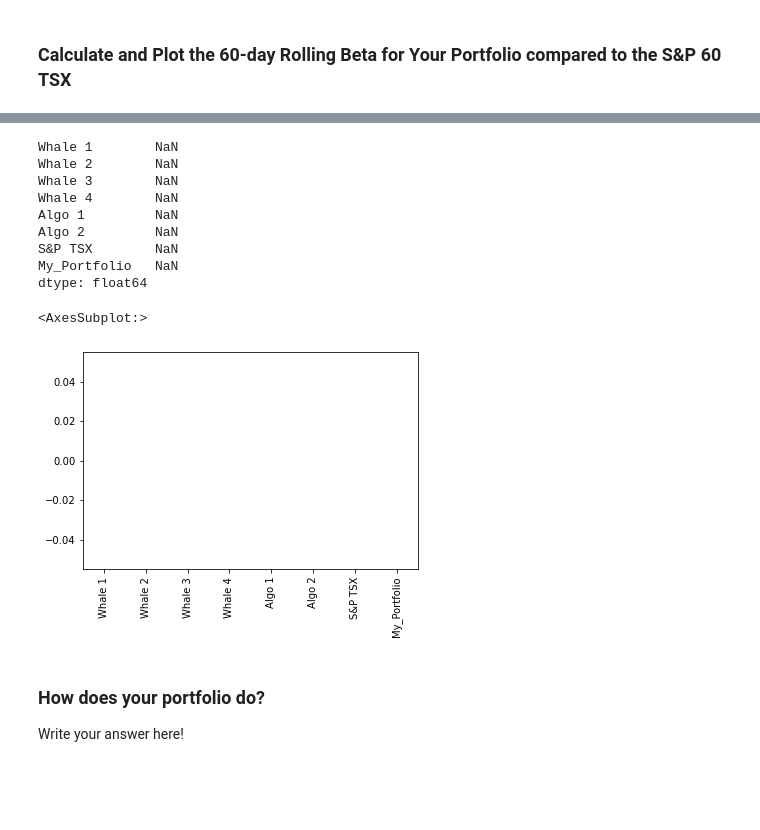
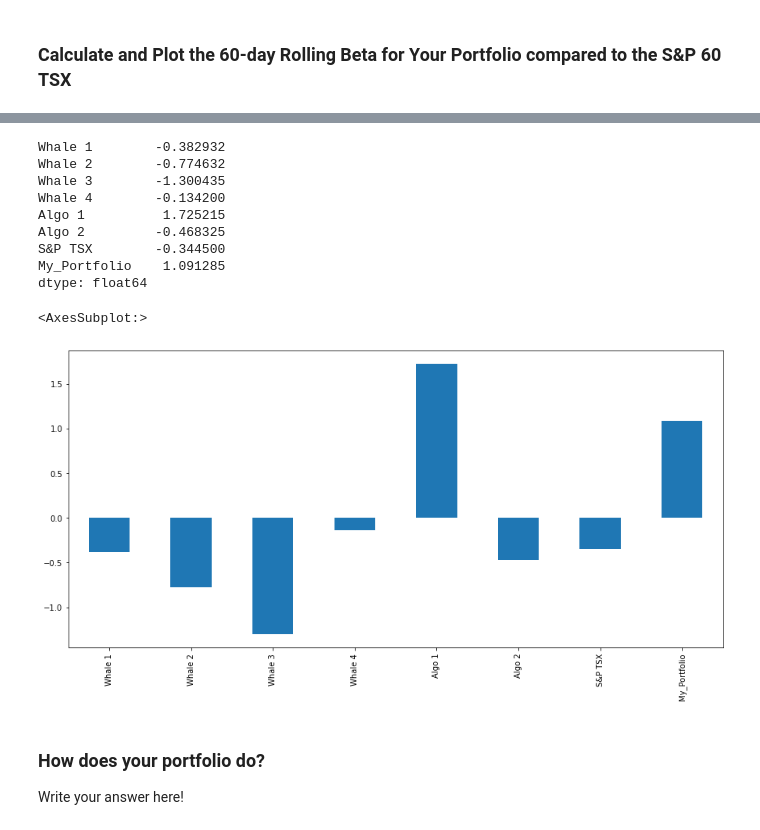
Before and after one commit to vjreddy2001/Portfolio, a Jupyter notebook: whale_analysis.ipynb, the cells around one changed output, grey strips where cells are left out. Saved outputs shown, nothing was run; the diff lists cells and outputs as text; code cells hidden in the pictures; blank space fills up the shorter version.

```diff
--- a/whale_analysis.ipynb
+++ b/whale_analysis.ipynb
@@ -614,5 +581,6 @@ my_portfolio_df.head(30)
 my_portfolio_df = my_portfolio_df.drop(columns=["Symbol"])
 # %%
 # Reorganize portfolio data by having a column per symbol
-my_portfolio_df.columns = ["Loblaw" , "GIB.A" , "BNS" , "TD" , "BCE"]
-my_portfolio_df.head()
+
+my_portfolio_df.columns = ["Loblaw" , "SHOP", "OTEX" , "BCE" , "BNS" ]
+#my_portfolio_df.head(30)
@@ -631,4 +587,5 @@ my_portfolio_df.head()
 # %%
 # Calculate daily returns
 daily_returns_my_portfolio_df = my_portfolio_df.pct_change()
-daily_returns_my_portfolio_df.head(30)
+daily_returns_my_portfolio_df = daily_returns_my_portfolio_df.sort_index()
+#daily_returns_my_portfolio_df.head(30)
@@ -726,14 +658,10 @@ dtype: float64
 # %% [markdown]
 ### Calculate and plot rolling `std` with 21-day window
 # %%
-
-
 # Calculate rolling standard deviation
-joined_custom_portfolio = joined_custom_portfolio.rolling(window=21).std()
+roll_joined_custom_portfolio = joined_custom_portfolio.rolling(window=21).std()
 
 # Plot rolling standard deviation
-joined_custom_portfolio.plot(figsize=(10,7))
-
-#ax.legend(["Loblaw" , "SHOP" , "OTEX" , "Combined"])
+roll_joined_custom_portfolio.plot(figsize=(15,10))
 # %% [output]
 <AxesSubplot:xlabel='Date'>
@@ -782,26 +710,29 @@ ax.legend(["My Portfolio"])
 # %%
-### Using the daily returns, calculate and visualize the Sharpe ratios using a bar plot
+# Using the daily returns, calculate and visualize the Sharpe ratios using a bar plot
+
+# Calculate Annualzied Sharpe Ratios
+
+sharpe_ratios_custom = (joined_custom_portfolio.mean() * 252) / (joined_custom_portfolio.std() * np.sqrt(252))
+sharpe_ratios_custom
+
+#sharpe_ratios_custom = (joined_custom_portfolio.mean() * 252) / annu_std_dev
+#sharpe_ratios_custom
+# %% [output]
+Whale 1        -0.382932
+Whale 2        -0.774632
+Whale 3        -1.300435
+Whale 4        -0.134200
+Algo 1          1.725215
+Algo 2         -0.468325
+S&P TSX        -0.344500
+My_Portfolio    1.091285
+dtype: float64
-# %%
-# Calculate Annualzied Sharpe Ratios
-
-sharpe_ratios_Custom = (joined_custom_portfolio.mean() * 252) / (joined_custom_portfolio.std() * np.sqrt(252))
-sharpe_ratios_Custom
-# %% [output]
-Whale 1        NaN
-Whale 2        NaN
-Whale 3        NaN
-Whale 4        NaN
-Algo 1         NaN
-Algo 2         NaN
-S&P TSX        NaN
-My_Portfolio   NaN
-dtype: float64
 # %%
 # Visualize the sharpe ratios as a bar plot
-sharpe_ratios_Custom.plot(kind="bar")
+sharpe_ratios_custom.plot(figsize=(15,7), kind="bar")
 # %% [output]
 <AxesSubplot:>
-[figure, old version]
+[figure, new version]
 # %% [markdown]
 ### How does your portfolio do?
 
```
Also changed, not shown: parts of 53 cells of this notebook.
